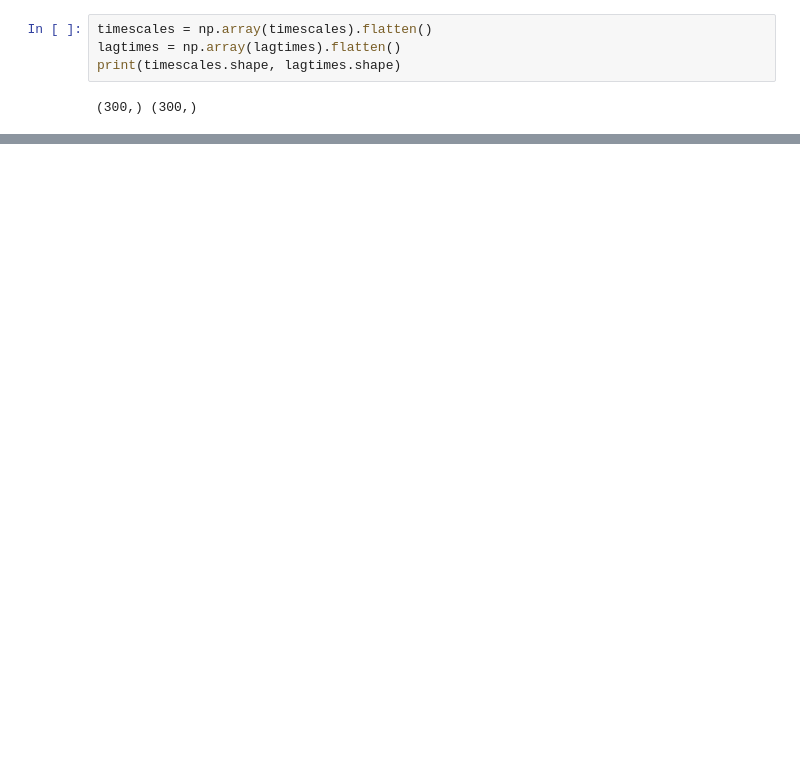
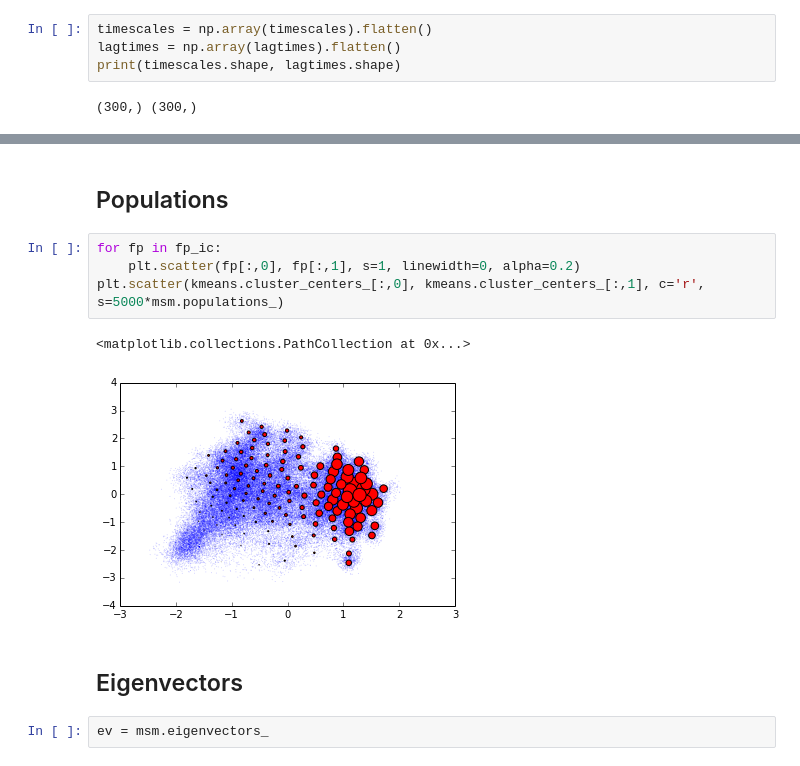
Before and after one commit to mpharrigan/wetmsm, a Jupyter notebook: ipython/bphc_tica_msm.ipynb, the cells around one changed output, grey strips where cells are left out. Cells and saved outputs as stored; diff of their text form; blank space fills up the shorter version.

```diff
--- a/ipython/bphc_tica_msm.ipynb
+++ b/ipython/bphc_tica_msm.ipynb
@@ -92,0 +109,13 @@ plt.yscale('log')
+# %% [markdown]
+## Populations
+# %%
+for fp in fp_ic:
+    plt.scatter(fp[:,0], fp[:,1], s=1, linewidth=0, alpha=0.2)
+plt.scatter(kmeans.cluster_centers_[:,0], kmeans.cluster_centers_[:,1], c='r', s=5000*msm.populations_)
+# %% [output]
+<matplotlib.collections.PathCollection at 0x...>
+[figure, added]
+# %% [markdown]
+## Eigenvectors
+# %%
+ev = msm.eigenvectors_
```
Also changed, not shown: parts of 26 cells of this notebook, 2 other files.
